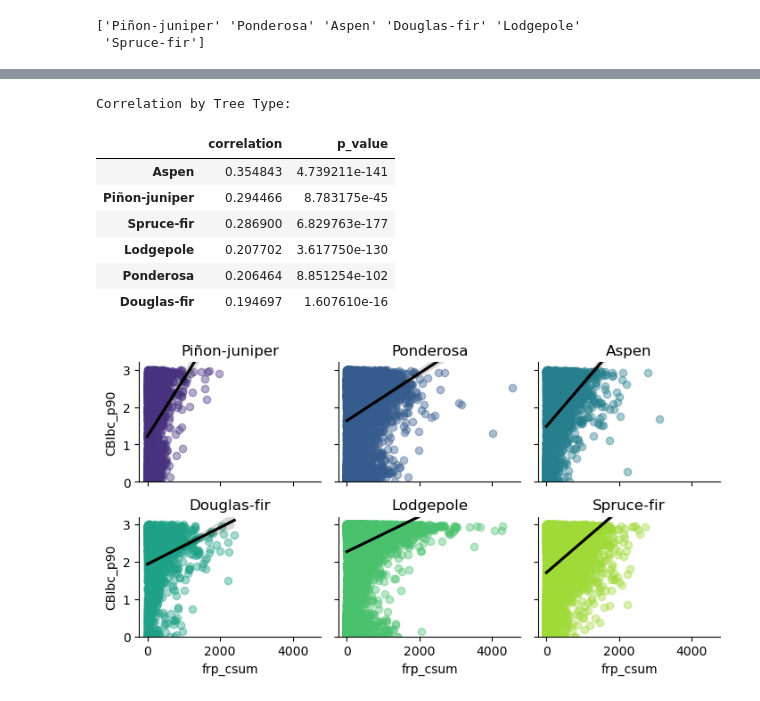
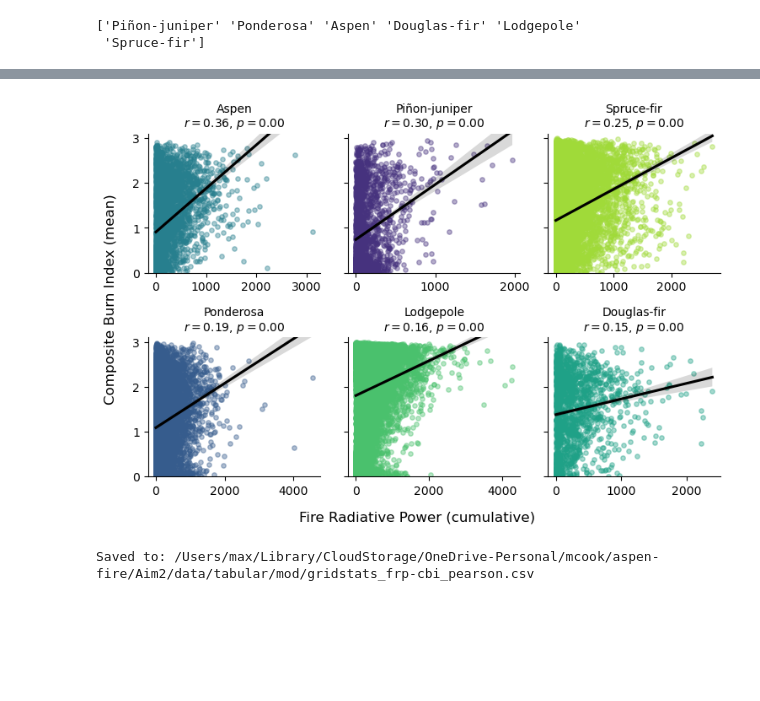
Before and after one commit to natshoff/aspen-fire-fork, a Jupyter notebook: Aim2/code/Python/05b_biophys_FRP-CBI.ipynb, the cells around one changed output, grey strips where cells are left out. Cells and saved outputs as stored; diff of their text form; code cells hidden in the pictures; blank space fills up the shorter version.

Commit message:
Updates to figures, model for co-occurrence

```diff
--- a/Aim2/code/Python/05b_biophys_FRP-CBI.ipynb
+++ b/Aim2/code/Python/05b_biophys_FRP-CBI.ipynb
@@ -70,10 +112,19 @@ print(tm_sev_d['SpeciesName'].unique())
 # %%
-from scipy.stats import pearsonr
+df = tm_sev_d.copy()
+df = df[df['frp_csum'] > 0]
+df = df[df['CBIbc_mean'] > 0]
 
-correlations = {}
-for tree_type, group in tm_sev_d.groupby('SpeciesName'):
-    corr, p_value = pearsonr(group['frp_csum'], group['CBIbc_p90'])
-    correlations[tree_type] = (corr, p_value)
+# by forest type (grouped)
+cors = {}
+for tree_type, group in df.groupby('SpeciesName'):
+    corr, p_value = pearsonr(group['frp_csum'], group['CBIbc_mean'])
+    cors[tree_type] = (corr, p_value)
     print(f"Tree Type: {tree_type} - Pearson correlation: {corr:.2f}, p-value: {p_value:.4f}")
+
+print(f"\n")
+cor_df = pd.DataFrame(cors, index=['correlation', 'p_value']).T
+print("\nCorrelation by Tree Type:\n")
+cor_df = cor_df.sort_values('correlation', ascending=False)
+cor_df.head(6)
 # %% [output]
 Tree Type: Aspen - Pearson correlation: 0.35, p-value: 0.0000
@@ -85,33 +147,40 @@ Tree Type: Spruce-fir - Pearson correlation: 0.29, p-value: 0.0000
-# %%
-correlation_df = pd.DataFrame(correlations, index=['correlation', 'p_value']).T
-print("\nCorrelation by Tree Type:\n")
-correlation_df = correlation_df.sort_values('correlation', ascending=False)
-correlation_df.head(6)
-# %% [output]
-Correlation by Tree Type:
-|  | correlation | p_value |
-| Aspen | 0.354843 | 4.739211e-141 |
-| Piñon-juniper | 0.294466 | 8.783175e-45 |
-| Spruce-fir | 0.286900 | 6.829763e-177 |
-| Lodgepole | 0.207702 | 3.617750e-130 |
-| Ponderosa | 0.206464 | 8.851254e-102 |
-| Douglas-fir | 0.194697 | 1.607610e-16 |
 # %%
+df = tm_sev_d.copy()
+df = df[df['frp_csum'] > 0]
+df = df[df['CBIbc_mean'] > 0]
+
+sorted_species = sorted(cors.keys(), key=lambda x: abs(cors[x][0]), reverse=True)
+
 g = sns.lmplot(
-    data=tm_sev_d, x='frp_csum', y='CBIbc_p90', hue='SpeciesName', col='SpeciesName',
-    col_wrap=3, height=2, aspect=1.2, scatter_kws={'alpha':0.4}, line_kws={'color':'black'},
-    sharey=True, palette='viridis'
+    data=df, x='frp_csum', y='CBIbc_mean', hue='SpeciesName', col='SpeciesName',
+    col_wrap=3, height=2, aspect=1.2, scatter_kws={'alpha':0.4,'s': 15}, line_kws={'color':'black'},
+    sharey=True, sharex=False, col_order=sorted_species, palette='viridis'
 )
 
 # Adjust the titles to remove the "species_name = " prefix
 for ax in g.axes.flat:
-    ax.set_ylim(0, tm_sev_d['CBIbc_p90'].max()+0.2)  # Set the y-axis limit from 0 to 4
-    ax.set_title(ax.get_title().replace('SpeciesName = ', ''))
+    ax.set_ylim(0, df['CBIbc_mean'].max()+0.1)  # Set the y-axis limit from 0 to 4
 
-plt.savefig(os.path.join(projdir,'figures/FigureX_SpeciesName-FRP-CBIbc.png'), dpi=300, bbox_inches='tight')
+    species_name = ax.get_title().replace('SpeciesName = ', '')
+    corr, p_value = correlations.get(species_name, (None, None))
+
+    # Set title with correlation coefficient
+    ax.set_title(f"{species_name}\n$r={corr:.2f}$, $p={p_value:.2f}$", fontsize=10)
+
+g.set_axis_labels('', '')
+g.fig.text(0.5, -0.015, 'Fire Radiative Power (cumulative)', ha='center', va='center', fontsize=12)
+g.fig.text(0.015, 0.85, 'Composite Burn Index (mean)', ha='center', va='center', rotation='vertical', fontsize=12)
+g.fig.set_size_inches(7.5, 3)  # Set figure dimensions
+plt.subplots_adjust(top=1.5)  # Adjust subplot spacing
+
+plt.savefig(os.path.join(projdir,'figures/FigureX_SpeciesName-FRP-CBIbc.png'), dpi=150, bbox_inches='tight')
 
 plt.show()
 # %% [output]
-[figure, old version]
+[figure, new version]
 # %%
-# correlation_df.to_csv(os.path.join(projdir, 'data/tabular/mod/afds_aspen-fires_frp-cbi_pearson.csv'))
+out_fp = os.path.join(projdir, 'data/tabular/mod/gridstats_frp-cbi_pearson.csv')
+correlation_df.to_csv(out_fp)
+print(f"Saved to: {out_fp}")
+# %% [output]
+Saved to: /Users/max/Library/CloudStorage/OneDrive-Personal/mcook/aspen-fire/Aim2/data/tabular/mod/gridstats_frp-cbi_pearson.csv
```
Also changed, not shown: parts of 10 cells of this notebook, 23 other files.
